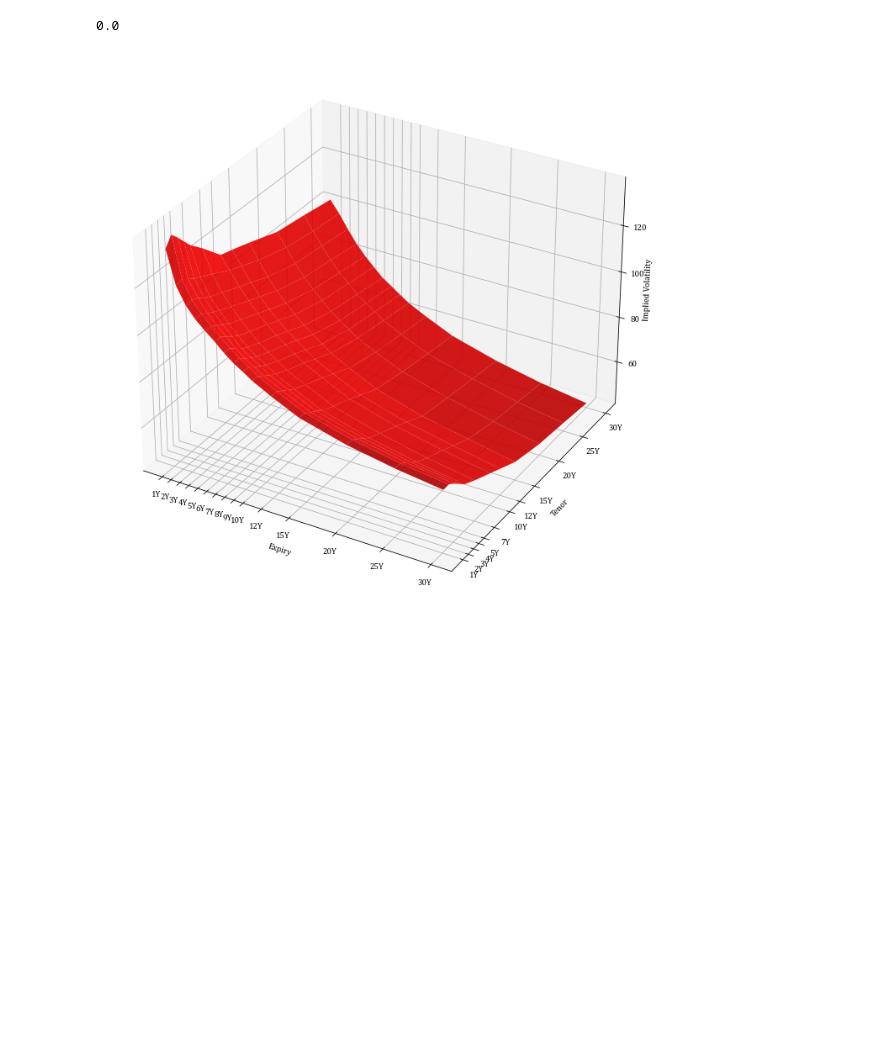
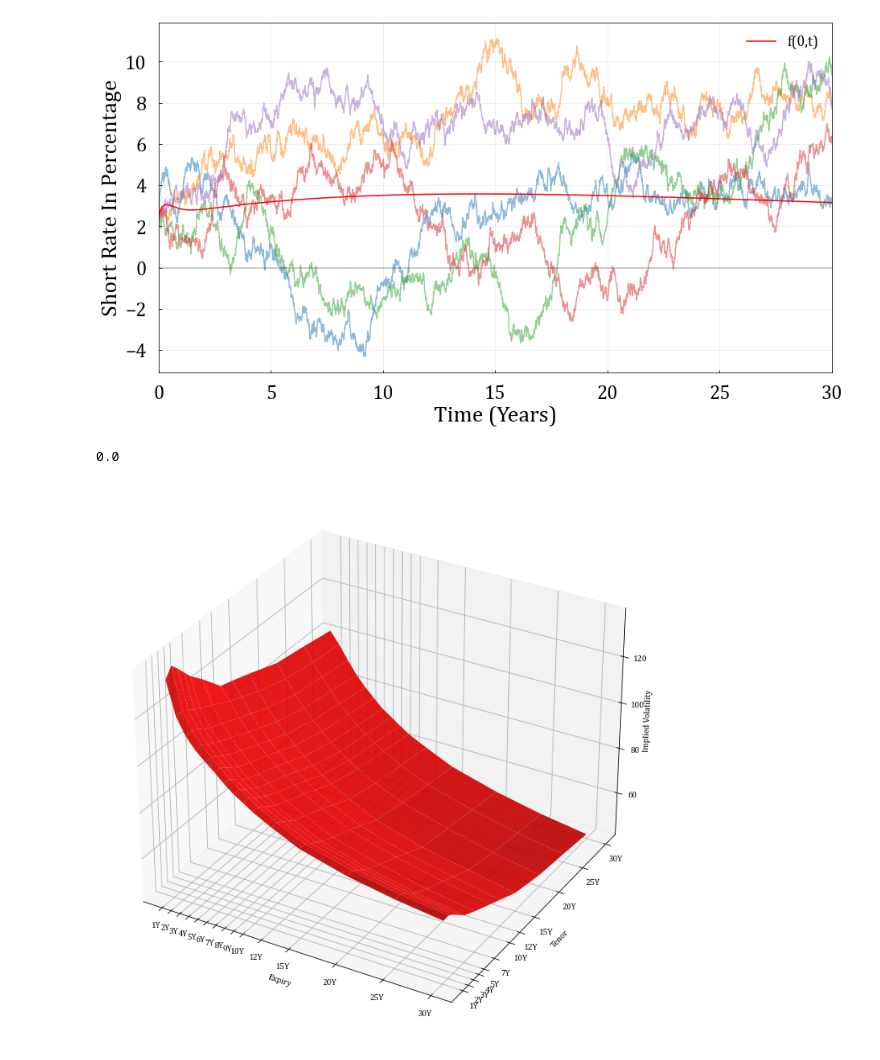
Before and after one commit to Eskild-afk/MasterThesis, a Jupyter notebook: quikMaths.ipynb, the cells around one changed output. Saved outputs shown, nothing was run; the diff lists cells and outputs as text; code cells hidden in the pictures; blank space fills up the shorter version.

```diff
--- a/quikMaths.ipynb
+++ b/quikMaths.ipynb
@@ -12,24 +12,26 @@ HW = HullWhite(initial=0.02459103, reversion=reversion, volatility=volatility, b
 # %%
 plt.rc('font',family='Cambria')
 fig, ax = plt.subplots()
 for i in range(5):
-    time, float = HW.create_path(1/1000,30, fwd=0, seed=i)
+    time, float = HW.create_path(1/100,30, fwd=10, seed=i)
     sns.lineplot(x=time, y=float*100, alpha=0.5)
 sns.lineplot(x=time, y=[HW.forwardCurve(t, beta, tau)*100 for t in time], color='red', label='f(0,t)')
 # sns.lineplot(x=time, y=[HW.expectedRate(t)*100 for t in time], color='blue', label='E[r(t)]')
 
 fig.set_size_inches(15,8)
 
 ax.set_xlabel('Time (Years)', fontname="Cambria", fontsize = 28)
 ax.set_ylabel('Short Rate In Percentage', fontname="Cambria", fontsize = 28)
 ax.tick_params(axis='x', direction='in', right = 'True', labelsize = 24, pad = 15)
 ax.tick_params(axis='y', direction='in', top = 'True', labelsize = 24, pad = 15)
 ax.axhline(y=0, color='k', alpha = 0.25)
 ax.set_xlim(0,30)
 plt.grid(alpha = 0.25)
 plt.xticks(np.arange(0, 35, 5))
 plt.legend(frameon = False, fontsize = 18, loc='upper right')
 plt.savefig('./Graphs/SimPathExample.png', bbox_inches='tight')
+# %% [output]
+[figure, added]
 # %%
 # %% [output]
 0.0
```
Also changed, not shown: 1 other file.
